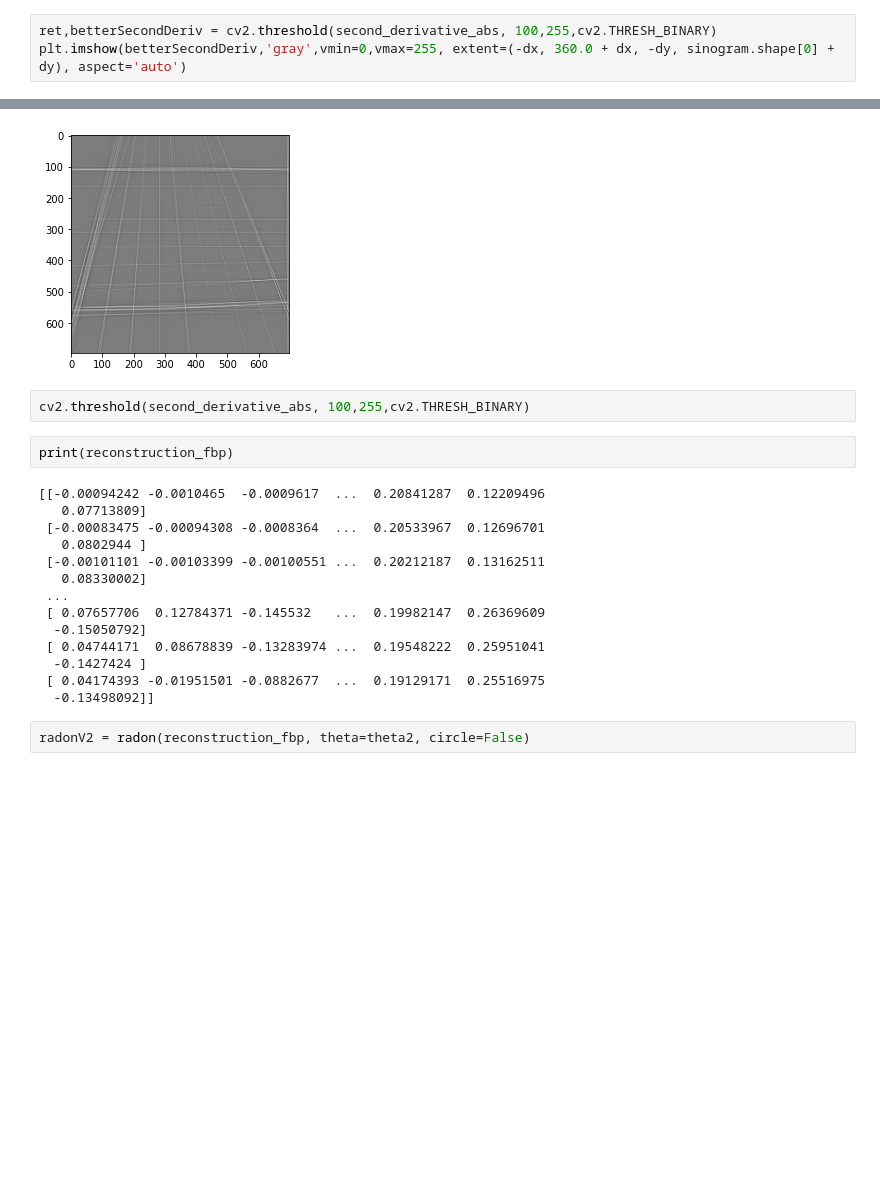
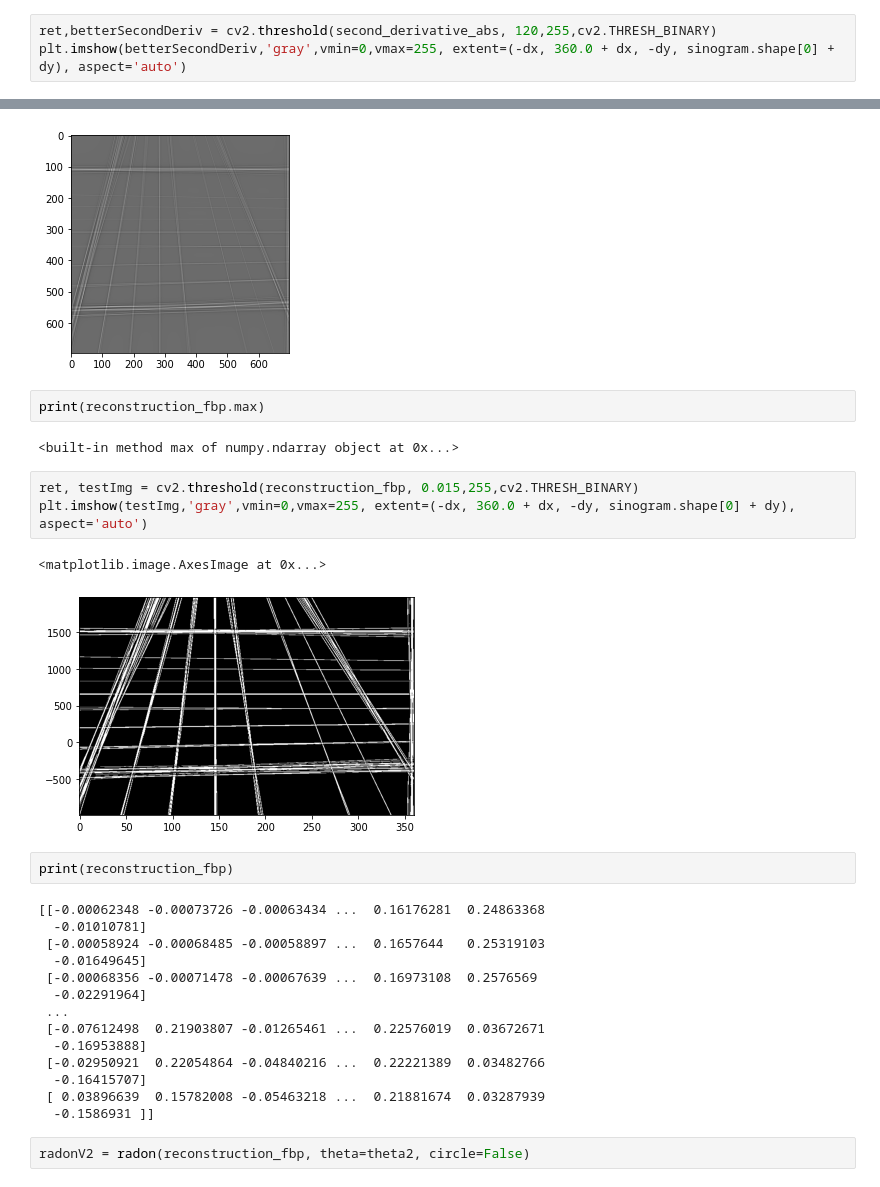
Before and after one commit to SamRapier/DigitisingChess, a Jupyter notebook: ChessBoardGridSegmentation.ipynb, the cells around one changed output, grey strips where cells are left out. Saved outputs shown, nothing was run; the diff lists cells and outputs as text; blank space fills up the shorter version.

```diff
--- a/ChessBoardGridSegmentation.ipynb
+++ b/ChessBoardGridSegmentation.ipynb
@@ -458,7 +456,7 @@ print(second_derivative_abs)
  [0. 0. 0. ... 0. 0. 0.]
  [0. 0. 0. ... 0. 0. 0.]]
 # %%
-ret,betterSecondDeriv = cv2.threshold(second_derivative_abs, 100,255,cv2.THRESH_BINARY)
+ret,betterSecondDeriv = cv2.threshold(second_derivative_abs, 120,255,cv2.THRESH_BINARY)
 plt.imshow(betterSecondDeriv,'gray',vmin=0,vmax=255, extent=(-dx, 360.0 + dx, -dy, sinogram.shape[0] + dy), aspect='auto')
 # %% [output]
 <matplotlib.image.AxesImage at 0x...>
@@ -646,24 +642,32 @@ plt.imshow(reconstruction_fbp, cmap=plt.cm.Greys_r)
 # %% [output]
 <matplotlib.image.AxesImage at 0x...>
 [figure]
-# %%
-cv2.threshold(second_derivative_abs, 100,255,cv2.THRESH_BINARY)
+# %%
+print(reconstruction_fbp.max)
+# %% [output]
+<built-in method max of numpy.ndarray object at 0x...>
+# %%
+ret, testImg = cv2.threshold(reconstruction_fbp, 0.015,255,cv2.THRESH_BINARY)
+plt.imshow(testImg,'gray',vmin=0,vmax=255, extent=(-dx, 360.0 + dx, -dy, sinogram.shape[0] + dy), aspect='auto')
+# %% [output]
+<matplotlib.image.AxesImage at 0x...>
+[figure, added]
 # %%
 print(reconstruction_fbp)
 # %% [output]
-[[-0.00094242 -0.0010465  -0.0009617  ...  0.20841287  0.12209496
-   0.07713809]
- [-0.00083475 -0.00094308 -0.0008364  ...  0.20533967  0.12696701
-   0.0802944 ]
- [-0.00101101 -0.00103399 -0.00100551 ...  0.20212187  0.13162511
-   0.08330002]
+[[-0.00062348 -0.00073726 -0.00063434 ...  0.16176281  0.24863368
+  -0.01010781]
+ [-0.00058924 -0.00068485 -0.00058897 ...  0.1657644   0.25319103
+  -0.01649645]
+ [-0.00068356 -0.00071478 -0.00067639 ...  0.16973108  0.2576569
+  -0.02291964]
  ...
- [ 0.07657706  0.12784371 -0.145532   ...  0.19982147  0.26369609
-  -0.15050792]
- [ 0.04744171  0.08678839 -0.13283974 ...  0.19548222  0.25951041
-  -0.1427424 ]
- [ 0.04174393 -0.01951501 -0.0882677  ...  0.19129171  0.25516975
-  -0.13498092]]
+ [-0.07612498  0.21903807 -0.01265461 ...  0.22576019  0.03672671
+  -0.16953888]
+ [-0.02950921  0.22054864 -0.04840216 ...  0.22221389  0.03482766
+  -0.16415707]
+ [ 0.03896639  0.15782008 -0.05463218 ...  0.21881674  0.03287939
+  -0.1586931 ]]
 # %%
 radonV2 = radon(reconstruction_fbp, theta=theta2, circle=False)
 # %%
```
Also changed, not shown: parts of 17 cells of this notebook.
